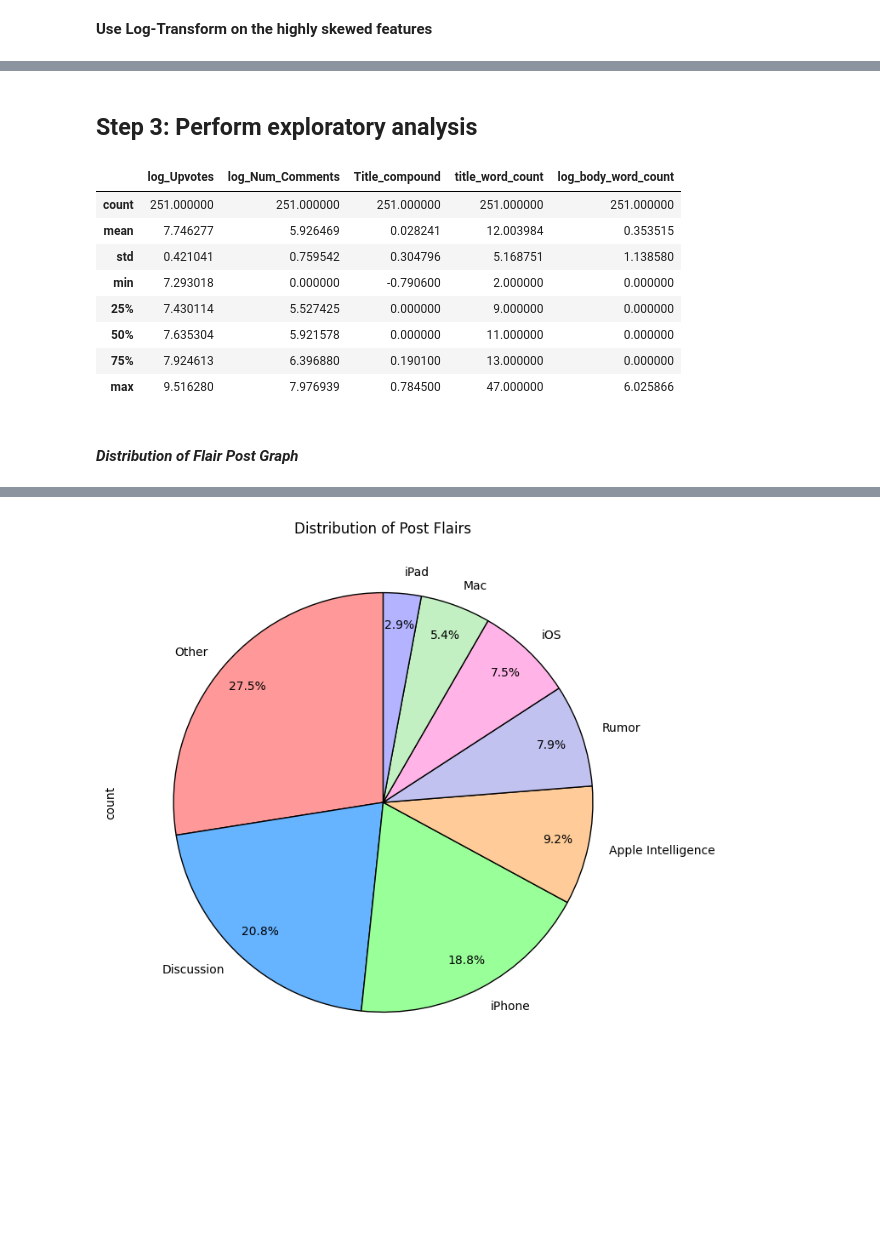
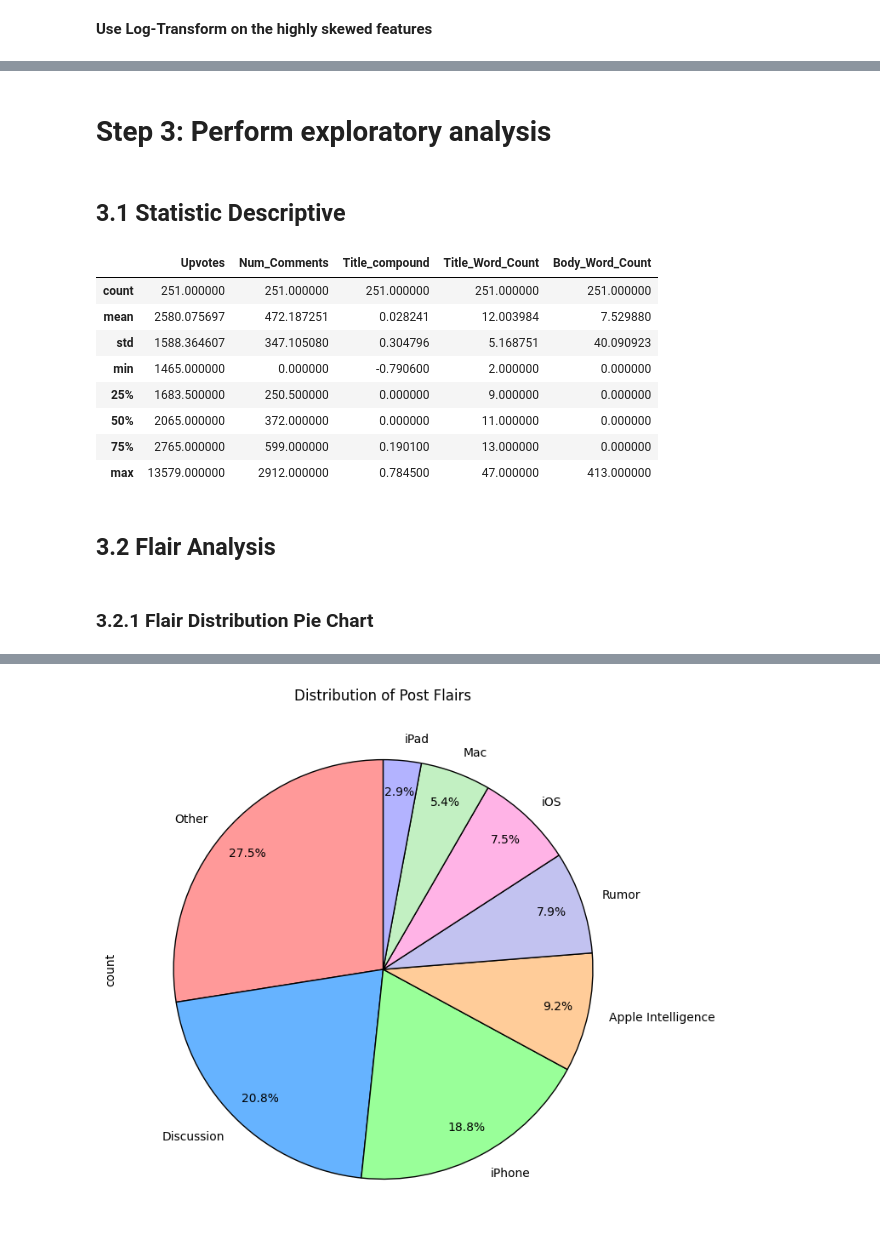
Before and after one commit to Ayumii-ww/fq25819_SEMTM0040, a Jupyter notebook: fq25819Part2.ipynb, the cells around one changed output, grey strips where cells are left out. Saved outputs shown, nothing was run; the diff lists cells and outputs as text; code cells hidden in the pictures; blank space fills up the shorter version.

```diff
--- a/fq25819Part2.ipynb
+++ b/fq25819Part2.ipynb
@@ -263,6 +313,6 @@ sentimental_title
 # %%
-# Title word count
-top_reddit_posts["title_word_count"] = top_reddit_posts["Title"].astype(str).str.split().str.len()
+# Title Word Count
+top_reddit_posts["Title_Word_Count"] = top_reddit_posts["Title"].astype(str).str.split().str.len()
 
-# Body word count
-top_reddit_posts["body_word_count"] = top_reddit_posts["Body"].astype(str).str.split().str.len()
+# Body Word Count
+top_reddit_posts["Body_Word_Count"] = top_reddit_posts["Body"].astype(str).str.split().str.len()
@@ -328,6 +366,6 @@ body_word_count: 7.6664 --> Highly skewed
 # %% [markdown]
 **Use Log-Transform on the highly skewed features**
 # %%
-top_reddit_posts['log_Upvotes'] = np.log1p(top_reddit_posts['Upvotes'])
-top_reddit_posts['log_Num_Comments'] = np.log1p(top_reddit_posts['Num_Comments'])
-top_reddit_posts['log_body_word_count'] = np.log1p(top_reddit_posts['body_word_count'])
+top_reddit_posts['Log_Upvotes'] = np.log1p(top_reddit_posts['Upvotes'])
+top_reddit_posts['Log_Num_Comments'] = np.log1p(top_reddit_posts['Num_Comments'])
+top_reddit_posts['Log_Body_Word_Count'] = np.log1p(top_reddit_posts['Body_Word_Count'])
@@ -334,19 +409,23 @@ top_reddit_posts['log_body_word_count'] = np.log1p(top_reddit_posts['body_word_c
 # %% [markdown]
-## Step 3: Perform exploratory analysis
+# **Step 3: Perform exploratory analysis**
+# %% [markdown]
+## 3.1 Statistic Descriptive
 # %%
-numeric_cols = ['log_Upvotes','log_Num_Comments', 'Title_compound', 'title_word_count', 'log_body_word_count']
+numeric_cols = ['Upvotes','Num_Comments', 'Title_compound', 'Title_Word_Count', 'Body_Word_Count']
 top_reddit_posts[numeric_cols].describe()
 # %% [output]
-|  | log_Upvotes | log_Num_Comments | Title_compound | title_word_count | log_body_word_count |
+|  | Upvotes | Num_Comments | Title_compound | Title_Word_Count | Body_Word_Count |
 | count | 251.000000 | 251.000000 | 251.000000 | 251.000000 | 251.000000 |
-| mean | 7.746277 | 5.926469 | 0.028241 | 12.003984 | 0.353515 |
-| std | 0.421041 | 0.759542 | 0.304796 | 5.168751 | 1.138580 |
-| min | 7.293018 | 0.000000 | -0.790600 | 2.000000 | 0.000000 |
-| 25% | 7.430114 | 5.527425 | 0.000000 | 9.000000 | 0.000000 |
-| 50% | 7.635304 | 5.921578 | 0.000000 | 11.000000 | 0.000000 |
-| 75% | 7.924613 | 6.396880 | 0.190100 | 13.000000 | 0.000000 |
-| max | 9.516280 | 7.976939 | 0.784500 | 47.000000 | 6.025866 |
+| mean | 2580.075697 | 472.187251 | 0.028241 | 12.003984 | 7.529880 |
+| std | 1588.364607 | 347.105080 | 0.304796 | 5.168751 | 40.090923 |
+| min | 1465.000000 | 0.000000 | -0.790600 | 2.000000 | 0.000000 |
+| 25% | 1683.500000 | 250.500000 | 0.000000 | 9.000000 | 0.000000 |
+| 50% | 2065.000000 | 372.000000 | 0.000000 | 11.000000 | 0.000000 |
+| 75% | 2765.000000 | 599.000000 | 0.190100 | 13.000000 | 0.000000 |
+| max | 13579.000000 | 2912.000000 | 0.784500 | 47.000000 | 413.000000 |
 # %% [markdown]
-#### ***Distribution of Flair Post Graph***
+##  3.2 Flair Analysis
+# %% [markdown]
+### 3.2.1 Flair Distribution Pie Chart
 # %%
 top_reddit_posts.groupby('Flair').count()
```
Also changed, not shown: parts of 39 cells of this notebook, 2 other files.
